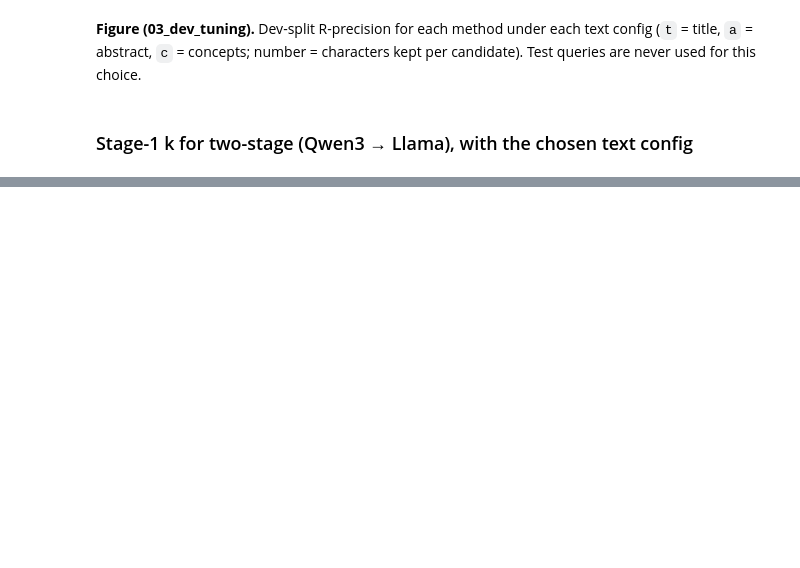
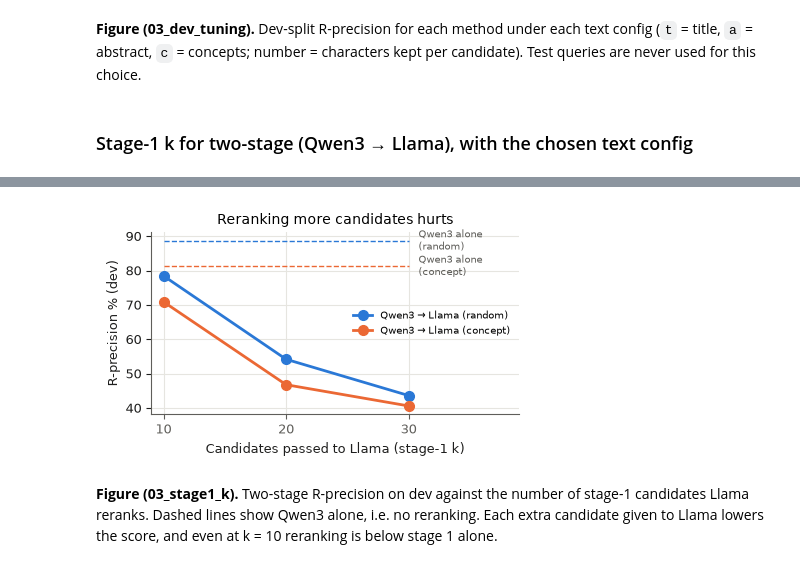
Before and after one commit to senaoz/SWE-599, a Jupyter notebook: research/v2/03_dev_tuning.ipynb, the cells around one changed output, grey strips where cells are left out. Cells and saved outputs as stored; diff of their text form; code cells hidden in the pictures; blank space fills up the shorter version.

Commit message:
Run dev tuning: choose text config and stage-1 k

```diff
--- a/research/v2/03_dev_tuning.ipynb
+++ b/research/v2/03_dev_tuning.ipynb
@@ -86,3 +129,13 @@ print("chosen stage-1 k:", best_k)
+# %%
+from src.figures import fig_stage1_k
+if RUN_LLM:
+    qwen_alone = {b: cheap[(cheap["bench"] == b) & (cheap["method"] == "qwen") & (cheap["text_tag"] == best_tag)]["rprec"].iloc[0]
+                  for b in BENCHES}
+    save(fig_stage1_k(two_stage, qwen_alone), "03_stage1_k")
+# %% [output]
+[figure, added]
+# %% [markdown]
+**Figure (03_stage1_k).** Two-stage R-precision on dev against the number of stage-1 candidates Llama reranks. Dashed lines show Qwen3 alone, i.e. no reranking. Each extra candidate given to Llama lowers the score, and even at k = 10 reranking is below stage 1 alone.
 # %%
 import json
 config = {"fields": best_fields, "max_chars": int(best_max), "query_max_chars": 1500, "stage1_k": best_k,
```
Also changed, not shown: parts of 7 cells of this notebook, 15 other files.
